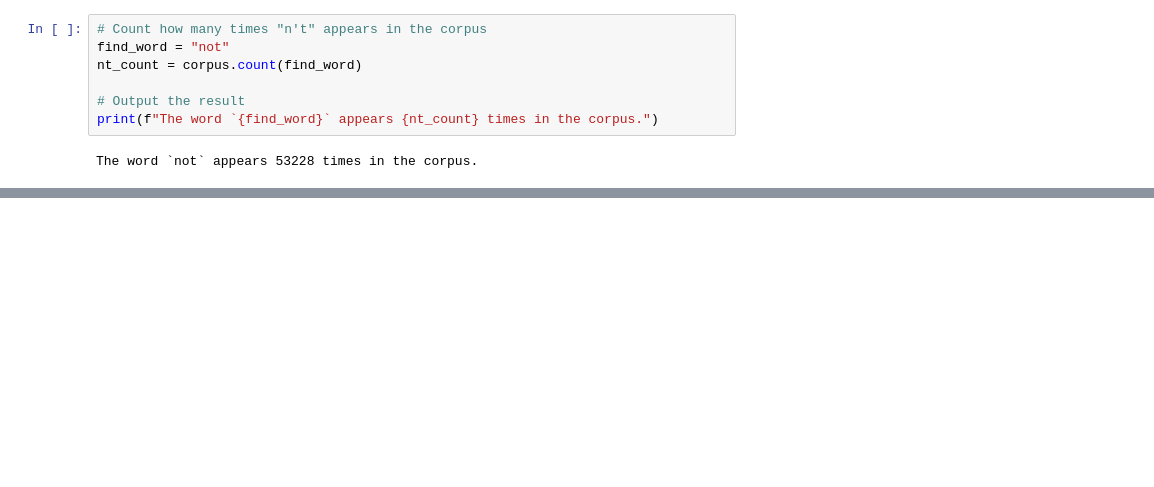
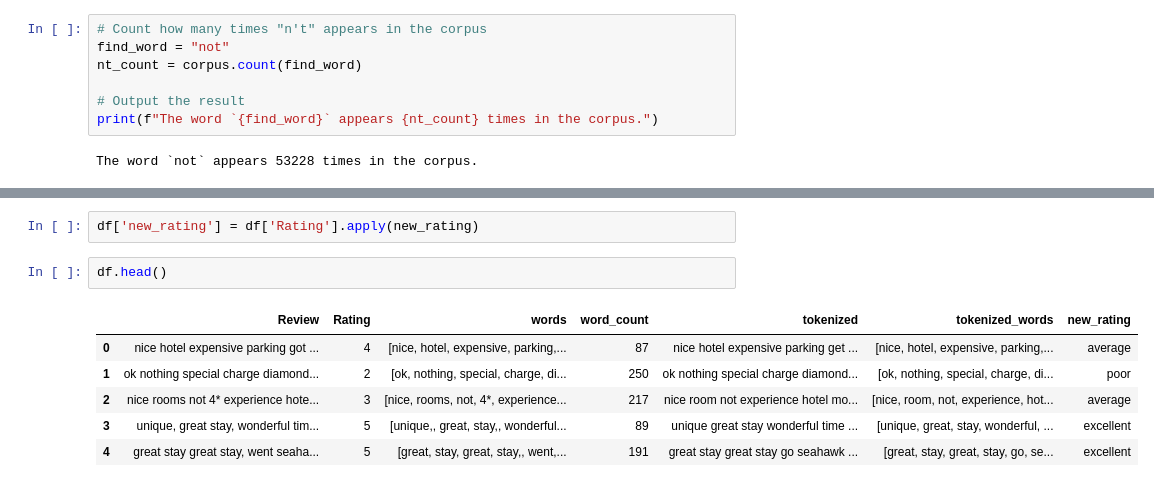
Before and after one commit to huyminh1115/Trip-Advisor-Hotel-Project, a Jupyter notebook: Code/Data_Analysis.ipynb, the cells around one changed output, grey strips where cells are left out. Drawn from its saved outputs; the diff is of its cells as text; blank space fills up the shorter version.

```diff
--- a/Code/Data_Analysis.ipynb
+++ b/Code/Data_Analysis.ipynb
@@ -238,0 +246,11 @@ The word `not` appears 53228 times in the corpus.
+# %%
+df['new_rating'] = df['Rating'].apply(new_rating)
+# %%
+df.head()
+# %% [output]
+|  | Review | Rating | words | word_count | tokenized | tokenized_words | new_rating |
+| 0 | nice hotel expensive parking got ... | 4 | [nice, hotel, expensive, parking,... | 87 | nice hotel expensive parking get ... | [nice, hotel, expensive, parking,... | average |
+| 1 | ok nothing special charge diamond... | 2 | [ok, nothing, special, charge, di... | 250 | ok nothing special charge diamond... | [ok, nothing, special, charge, di... | poor |
+| 2 | nice rooms not 4* experience hote... | 3 | [nice, rooms, not, 4*, experience... | 217 | nice room not experience hotel mo... | [nice, room, not, experience, hot... | average |
+| 3 | unique, great stay, wonderful tim... | 5 | [unique,, great, stay,, wonderful... | 89 | unique great stay wonderful time ... | [unique, great, stay, wonderful, ... | excellent |
+| 4 | great stay great stay, went seaha... | 5 | [great, stay, great, stay,, went,... | 191 | great stay great stay go seahawk ... | [great, stay, great, stay, go, se... | excellent |
```
Also changed, not shown: parts of 10 cells of this notebook.
